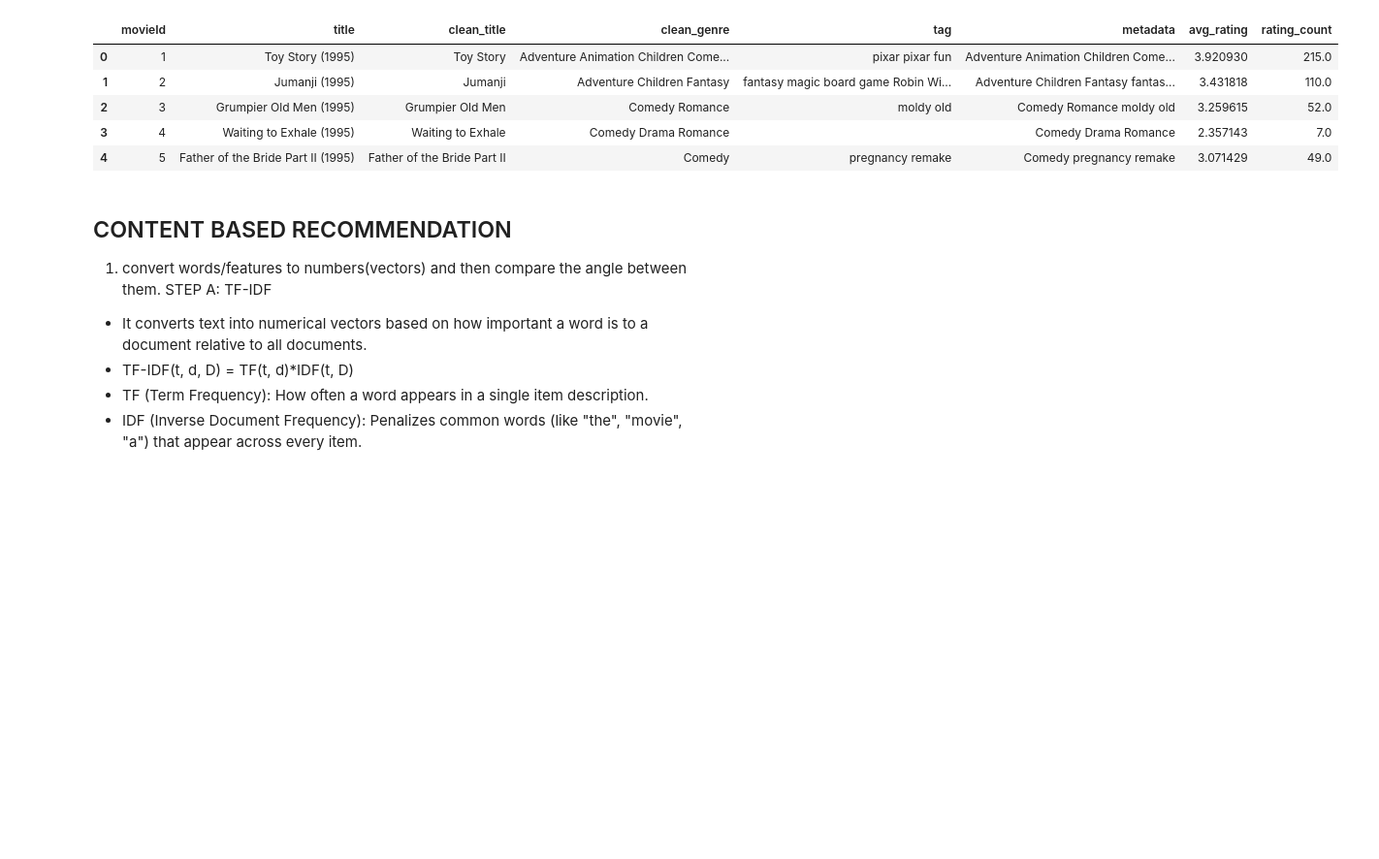
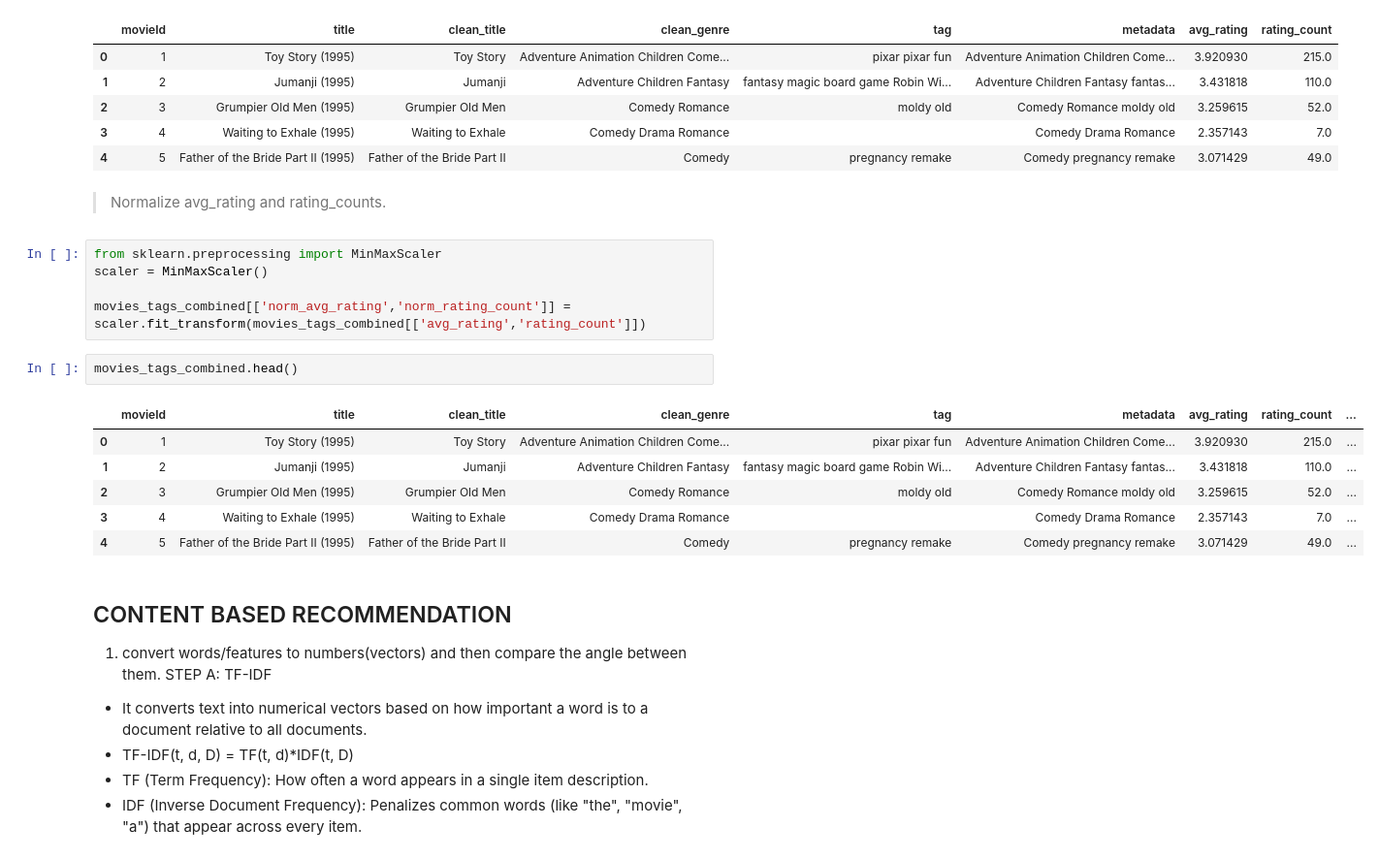
Before and after one commit to C4naryS0ck/movie-recommender, a Jupyter notebook: phase-1.ipynb, the cells around one changed output. Shown at 97% size. Saved outputs shown, nothing was run; the diff lists cells and outputs as text; blank space fills up the shorter version.

```diff
--- a/phase-1.ipynb
+++ b/phase-1.ipynb
@@ -258,6 +258,22 @@ movies_tags_combined.head()
 | 2 | 3 | Grumpier Old Men (1995) | Grumpier Old Men | Comedy Romance | moldy old | Comedy Romance moldy old | 3.259615 | 52.0 |
 | 3 | 4 | Waiting to Exhale (1995) | Waiting to Exhale | Comedy Drama Romance |  | Comedy Drama Romance | 2.357143 | 7.0 |
 | 4 | 5 | Father of the Bride Part II (1995) | Father of the Bride Part II | Comedy | pregnancy remake | Comedy pregnancy remake | 3.071429 | 49.0 |
+# %% [markdown]
+> Normalize avg_rating and rating_counts.
+# %%
+from sklearn.preprocessing import MinMaxScaler
+scaler = MinMaxScaler()
+
+movies_tags_combined[['norm_avg_rating','norm_rating_count']] = scaler.fit_transform(movies_tags_combined[['avg_rating','rating_count']])
+# %%
+movies_tags_combined.head()
+# %% [output]
+|  | movieId | title | clean_title | clean_genre | tag | metadata | avg_rating | rating_count | ... |
+| 0 | 1 | Toy Story (1995) | Toy Story | Adventure Animation Children Come... | pixar pixar fun | Adventure Animation Children Come... | 3.920930 | 215.0 | ... |
+| 1 | 2 | Jumanji (1995) | Jumanji | Adventure Children Fantasy | fantasy magic board game Robin Wi... | Adventure Children Fantasy fantas... | 3.431818 | 110.0 | ... |
+| 2 | 3 | Grumpier Old Men (1995) | Grumpier Old Men | Comedy Romance | moldy old | Comedy Romance moldy old | 3.259615 | 52.0 | ... |
+| 3 | 4 | Waiting to Exhale (1995) | Waiting to Exhale | Comedy Drama Romance |  | Comedy Drama Romance | 2.357143 | 7.0 | ... |
+| 4 | 5 | Father of the Bride Part II (1995) | Father of the Bride Part II | Comedy | pregnancy remake | Comedy pregnancy remake | 3.071429 | 49.0 | ... |
 # %% [markdown]
 ## CONTENT BASED RECOMMENDATION
 
```
Also changed, not shown: parts of 4 cells of this notebook.
